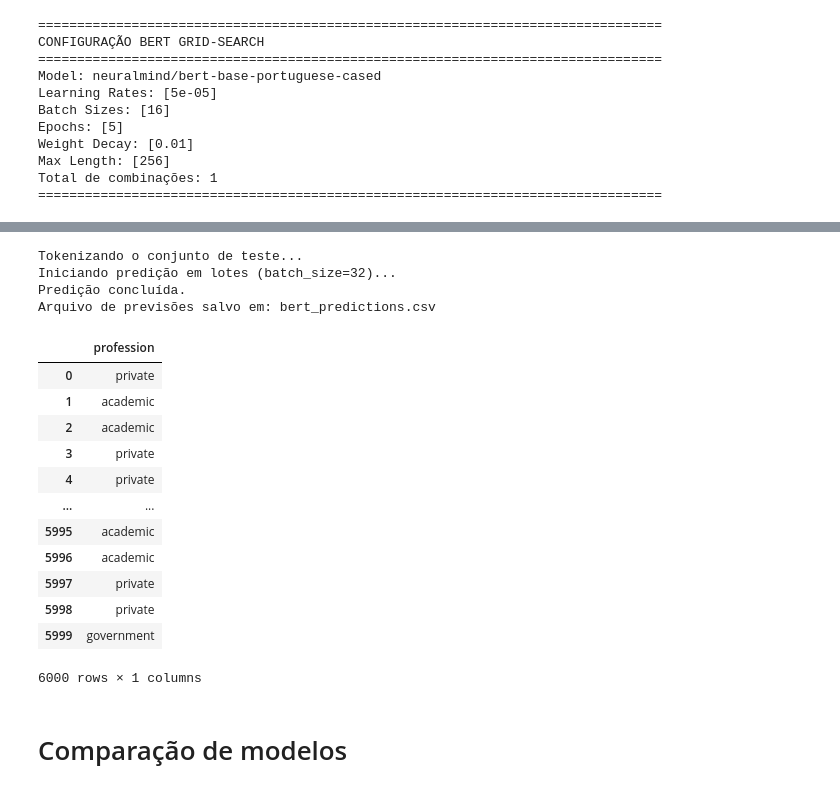
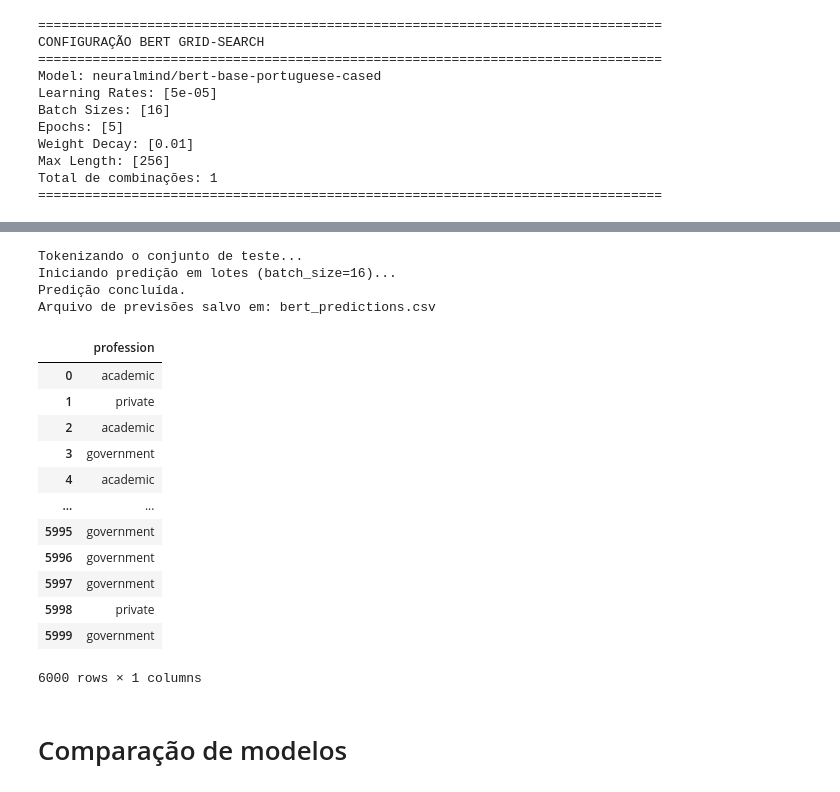
Before and after one commit to Bruno-Friedrich/EP_PLN_EACH_SI, a Jupyter notebook: EP2/EP.ipynb, the cells around one changed output, grey strips where cells are left out. Saved outputs shown, nothing was run; the diff lists cells and outputs as text; code cells hidden in the pictures.

```diff
--- a/EP2/EP.ipynb
+++ b/EP2/EP.ipynb
@@ -1852,7 +1626,7 @@ print("="*80)
 print("BERT COM GRID-SEARCH")
 print("="*80)
 
-def prepare_bert_dataset(texts, labels, tokenizer, max_length=512):
+def prepare_bert_dataset(texts, labels, tokenizer, max_length=256):
     """Prepara dataset para BERT"""
     def tokenize_function(examples):
         return tokenizer(
@@ -1872,7 +1646,7 @@ def prepare_bert_dataset(texts, labels, tokenizer, max_length=512):
 
     return tokenized_dataset
 
-def prepare_test(best_bert, max_length=512):
+def prepare_test(best_bert, max_length=256):
     best_model = best_bert['model']
     best_tokenizer = best_bert['tokenizer']
 
@@ -2180,5 +1991,5 @@ Melhor modelo BERT (baseado em Val Score - validação interna):
 # %%
-def prepare_test(best_bert, max_length=512, batch_size=32):
+def prepare_test(best_bert, max_length=256, batch_size=16):
     import torch
     from torch.utils.data import DataLoader, TensorDataset
 
@@ -2218,43 +2029,43 @@ def prepare_test(best_bert, max_length=512, batch_size=32):
             outputs = best_model(input_ids, attention_mask=attention_mask)
             logits = outputs.logits
 
             # Obter as predições e mover de volta para a CPU
             predictions = torch.argmax(logits, dim=-1).cpu().numpy()
             all_predictions.extend(predictions)
 
     print("Predição concluída.")
 
     # Converter predições numéricas para nomes de classes
     predicted_labels = label_encoder.inverse_transform(all_predictions)
 
     # Criar DataFrame final
     df_preds = pd.DataFrame({
         'profession': predicted_labels
     })
 
     # Exportar CSV
     output_path = "bert_predictions.csv"
     df_preds.to_csv(output_path, index=False, encoding='utf-8')
     print(f"Arquivo de previsões salvo em: {output_path}")
 
     return df_preds
 
 prepare_test(bert_final_results)
 # %% [output]
 Tokenizando o conjunto de teste...
-Iniciando predição em lotes (batch_size=32)...
+Iniciando predição em lotes (batch_size=16)...
 Predição concluída.
 Arquivo de previsões salvo em: bert_predictions.csv
 |  | profession |
-| 0 | private |
-| 1 | academic |
+| 0 | academic |
+| 1 | private |
 | 2 | academic |
-| 3 | private |
-| 4 | private |
+| 3 | government |
+| 4 | academic |
 | ... | ... |
-| 5995 | academic |
-| 5996 | academic |
-| 5997 | private |
+| 5995 | government |
+| 5996 | government |
+| 5997 | government |
 | 5998 | private |
 | 5999 | government |
 6000 rows × 1 columns
```
Also changed, not shown: parts of 10 cells of this notebook, 1 other file.
